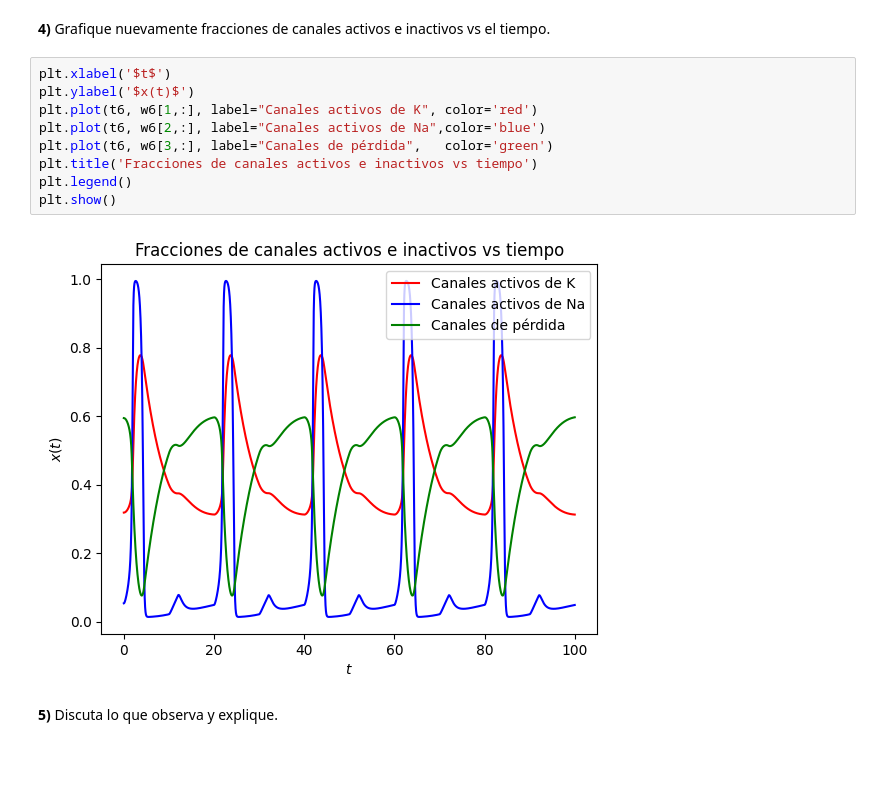
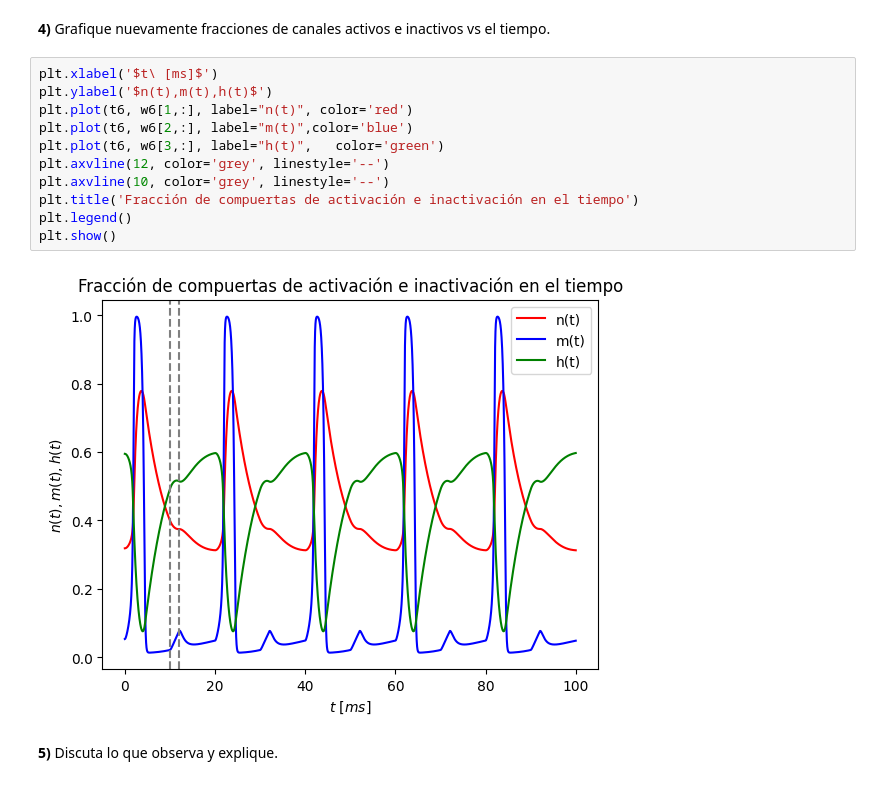
Before and after one commit to basbenja/RedesNeuronales-TrabajosPracticos, a Jupyter notebook: TP1/TrabajoPractico1.ipynb, the cells around one changed output. Drawn from its saved outputs; the diff is of its cells as text; blank space fills up the shorter version.

```diff
--- a/TP1/TrabajoPractico1.ipynb
+++ b/TP1/TrabajoPractico1.ipynb
@@ -758,16 +776,18 @@ plt.show()
 # %% [markdown]
 **4)** Grafique nuevamente fracciones de canales activos e inactivos vs el tiempo.
 # %%
-plt.xlabel('$t$')
-plt.ylabel('$x(t)$')
-plt.plot(t6, w6[1,:], label="Canales activos de K", color='red')
-plt.plot(t6, w6[2,:], label="Canales activos de Na",color='blue')
-plt.plot(t6, w6[3,:], label="Canales de pérdida",   color='green')
-plt.title('Fracciones de canales activos e inactivos vs tiempo')
+plt.xlabel('$t\ [ms]$')
+plt.ylabel('$n(t),m(t),h(t)$')
+plt.plot(t6, w6[1,:], label="n(t)", color='red')
+plt.plot(t6, w6[2,:], label="m(t)",color='blue')
+plt.plot(t6, w6[3,:], label="h(t)",   color='green')
+plt.axvline(12, color='grey', linestyle='--')
+plt.axvline(10, color='grey', linestyle='--')
+plt.title('Fracción de compuertas de activación e inactivación en el tiempo')
 plt.legend()
 plt.show()
 # %% [output]
-[figure, old version]
+[figure, new version]
 # %% [markdown]
 **5)** Discuta lo que observa y explique.
 # %% [markdown]
```
Also changed, not shown: parts of 8 cells of this notebook.
